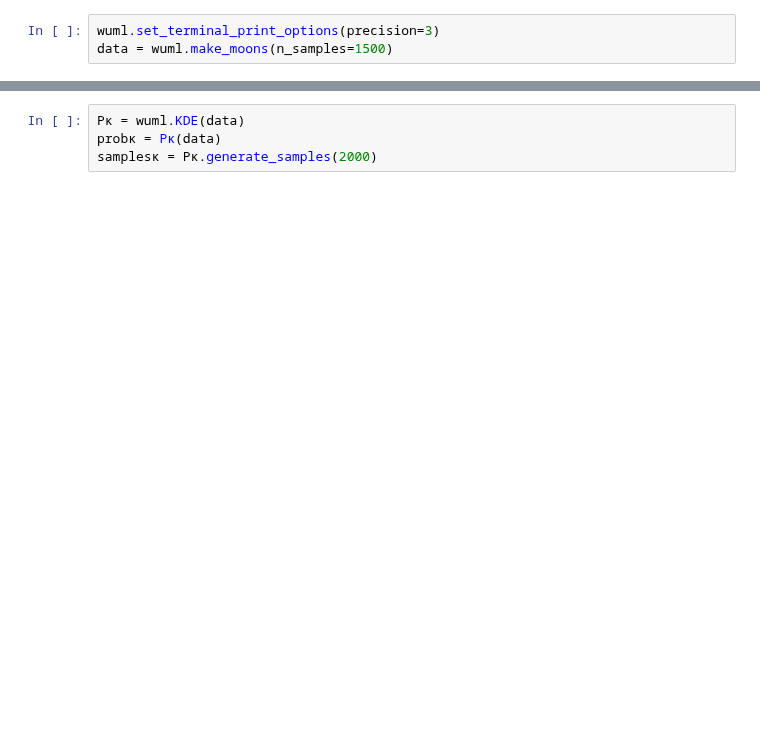
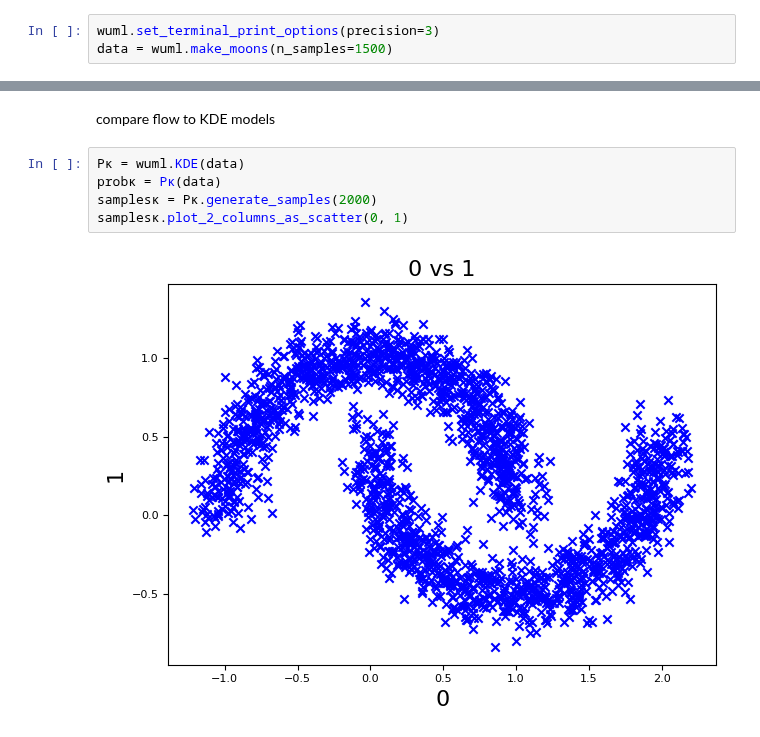
Before and after one commit to endsley/wuML, a Jupyter notebook: examples/distribution_modeling/ipynb/flow_example.ipynb, the cells around one changed output, grey strips where cells are left out. Cells and saved outputs as stored; diff of their text form; blank space fills up the shorter version.

```diff
--- a/examples/distribution_modeling/ipynb/flow_example.ipynb
+++ b/examples/distribution_modeling/ipynb/flow_example.ipynb
@@ -18,5 +35,10 @@ Pᵳ.save('flow.model')
+# %% [markdown]
+compare flow to KDE models
 # %%
 Pᴋ = wuml.KDE(data)
 probᴋ = Pᴋ(data)
 samplesᴋ = Pᴋ.generate_samples(2000)
+samplesᴋ.plot_2_columns_as_scatter(0, 1)
+# %% [output]
+[figure, added]
 # %%
```
Also changed, not shown: parts of 9 cells of this notebook, 19 other files.
